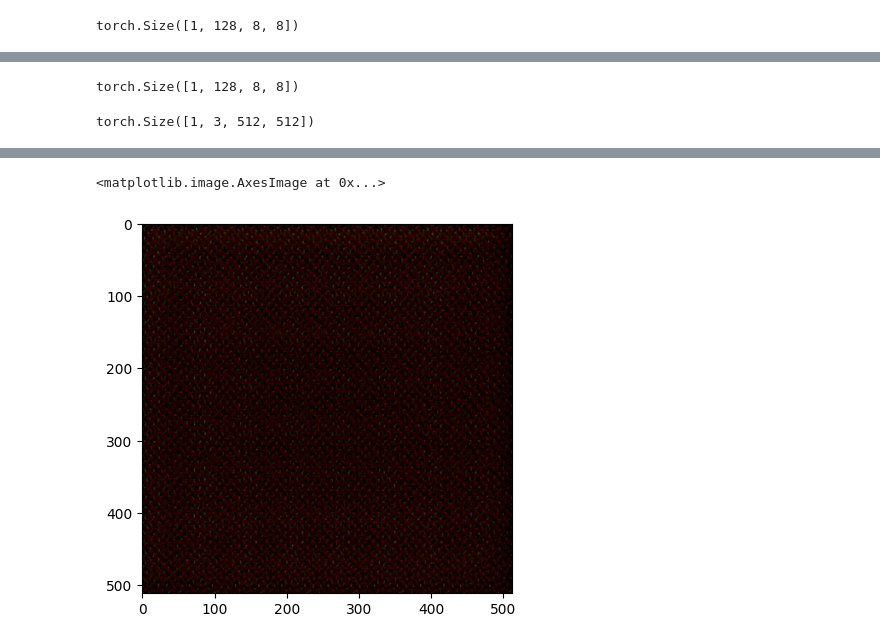
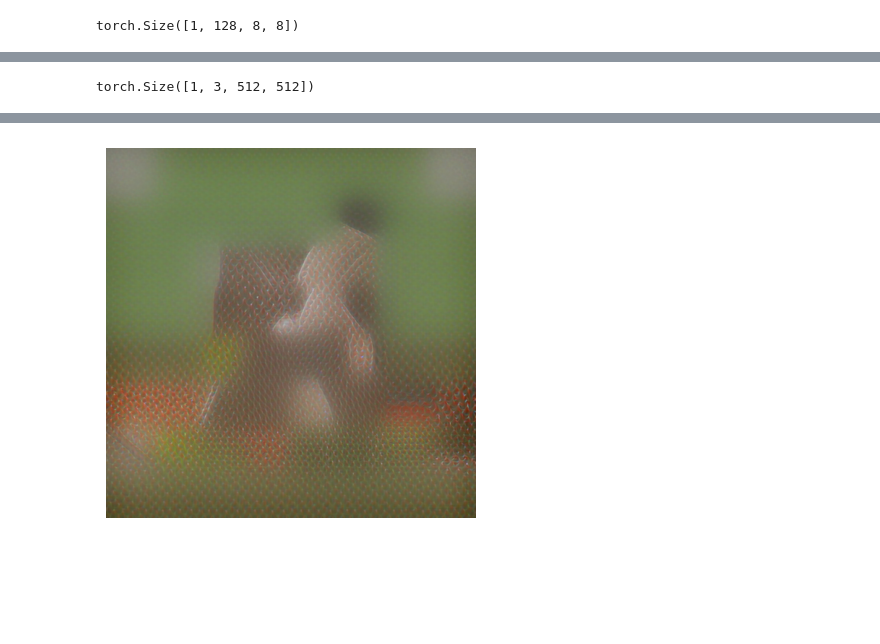
Before and after one commit to Ishushan02/Hybrid-Architecture-T2I, a Jupyter notebook: 7_ModelATest.ipynb, the cells around one changed output, grey strips where cells are left out. Drawn from its saved outputs; the diff is of its cells as text; code cells hidden in the pictures; blank space fills up the shorter version.

```diff
--- a/7_ModelATest.ipynb
+++ b/7_ModelATest.ipynb
@@ -73,6 +73,9 @@ class VectorQuantizeImage(nn.Module):
 
         return quantized, encoding_indices, perplexity, diversity_loss
 # %%
+
+
+
 class ResidualBlock(nn.Module):
     def __init__(self, channels):
         super().__init__()
@@ -125,29 +128,21 @@ class VecQVAE(nn.Module):
 
         self.decoder = nn.Sequential(
             nn.Conv2d(embedDim, 4 * hiddenDim, 1),
-            nn.BatchNorm2d(4 * hiddenDim),
             nn.ReLU(inplace=True),
 
             ResidualBlock(4 * hiddenDim),
             ResidualBlock(4 * hiddenDim),
-            nn.ConvTranspose2d(4 * hiddenDim, 2 * hiddenDim, 4, 2, 1),
-            nn.BatchNorm2d(2 * hiddenDim),
+            nn.Conv2d(4 * hiddenDim, 2 * hiddenDim, 3, padding=1),
             nn.ReLU(inplace=True),
 
             ResidualBlock(2 * hiddenDim),
             ResidualBlock(2 * hiddenDim),
-            nn.ConvTranspose2d(2 * hiddenDim, hiddenDim, 4, 2, 1),
-            nn.BatchNorm2d(hiddenDim),
+            nn.Conv2d(2 * hiddenDim, hiddenDim, 3, padding=1),
             nn.ReLU(inplace=True),
 
             ResidualBlock(hiddenDim),
             ResidualBlock(hiddenDim),
-            nn.ConvTranspose2d(hiddenDim, hiddenDim, 4, 2, 1),
-            nn.BatchNorm2d(hiddenDim),
-            nn.ReLU(inplace=True),
-
             nn.Conv2d(hiddenDim, inChannels, 1),
-            nn.Sigmoid()
         )
 
 
@@ -165,9 +160,8 @@ class VecQVAE(nn.Module):
         return decodedOut
 
     def forward(self, x):
-        # print(f"Shape of Input: {x.shape}")
         batch_size, inChannels, height, width = x.shape
-        encodedOut = self.encoderBlock(x)
+        encodedOut = x #self.encoderBlock(x)
         batch_size, encoded_channel, encoded_height, encoded_width = encodedOut.shape
 
         # print(f"Encoded Shape: {encodedOut.shape}")
@@ -216,14 +210,15 @@ class ImageDataset(Dataset):
         #     latents = DCAEEncoder.encode(image).latent
         return image
 
+
 # imgtxtdata = ImageDataset(data, rootDir=datasetPath)
 
 # img = imgtxtdata.__getitem__(0)
 # img.shape
 
 BATCHSIZE = 48
-CODEBOOKDIM = 1024
-EMBEDDIM = 1025
+CODEBOOKDIM = 2048
+EMBEDDIM = 128
 HIDDENDIM = 256
 INPCHANNELS = 128
 torchDataset = ImageDataset(data, rootDir=datasetPath)
@@ -338,16 +312,12 @@ tensor([[[ 0.4781]],
-# %%
-out_image = modelA.module.decoderBlock(quantized_latents)
-out_image.shape
-# %% [output]
-torch.Size([1, 128, 8, 8])
 # %%
 with torch.no_grad():
-    decoded = DCAEEncoder.decode(out_image).sample
+    decoded = DCAEEncoder.decode(quantized_latents).sample
 decoded.shape
 # %% [output]
 torch.Size([1, 3, 512, 512])
 # %%
-decoded = decoded.squeeze(0)
-decoded = decoded.permute(1, 2, 0)
+# decoded = decoded.squeeze(0)
+# decoded = decoded.permute(1, 2, 0)
 plt.imshow(decoded)
+plt.axis('off')
 # %% [output]
@@ -355,2 +325 @@ WARNING:matplotlib.image:Clipping input data to the valid range for imshow with
-<matplotlib.image.AxesImage at 0x...>
-[figure, old version]
+[figure, new version]
```
Also changed, not shown: parts of 7 cells of this notebook.
